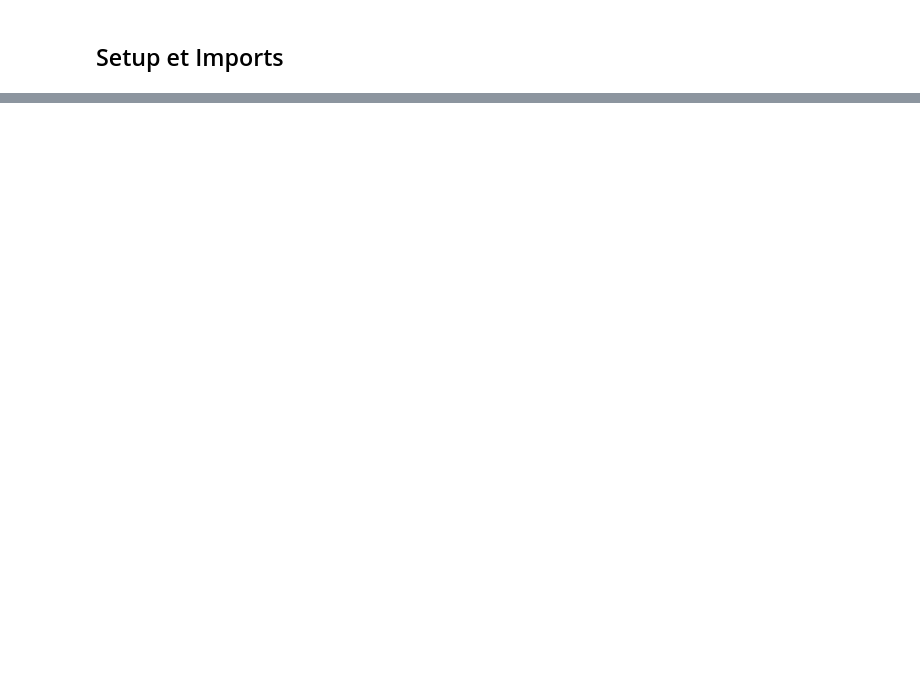
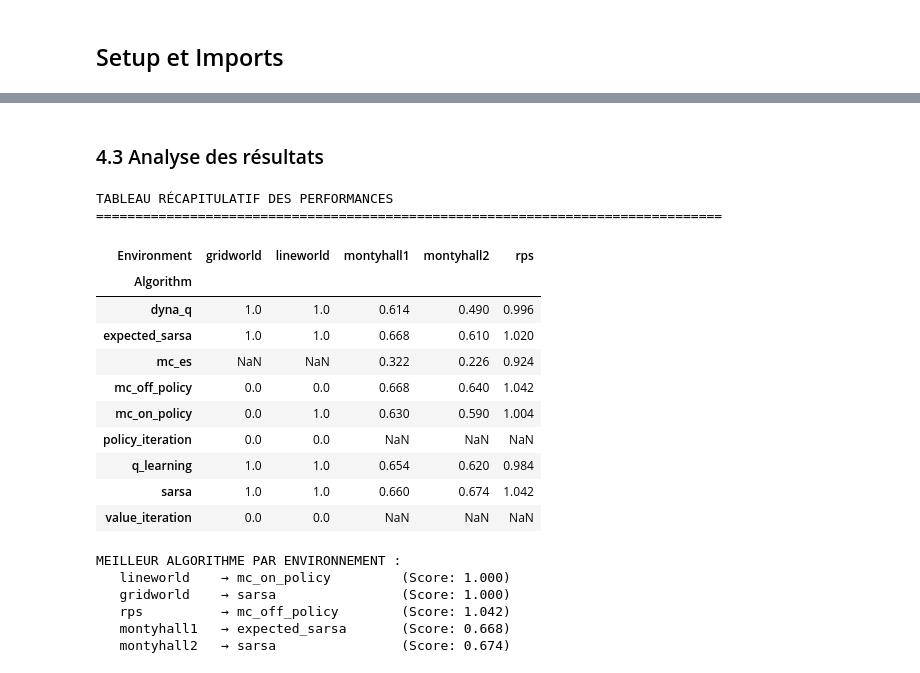
Before and after one commit to lseillier229/drl, a Jupyter notebook: experimental_report_notebook.ipynb, the cells around one changed output, grey strips where cells are left out. Saved outputs shown, nothing was run; the diff lists cells and outputs as text; code cells hidden in the pictures; blank space fills up the shorter version.

```diff
--- a/experimental_report_notebook.ipynb
+++ b/experimental_report_notebook.ipynb
@@ -603,0 +549,44 @@ print(f"\n🎯 MISSION ACCOMPLIE ! Le rapport expérimental est terminé.")
+# %% [markdown]
+### 4.3 Analyse des résultats
+# %%
+# Tableau récapitulatif des performances
+print("TABLEAU RÉCAPITULATIF DES PERFORMANCES")
+print("=" * 80)
+
+# Pivot table pour une meilleure lisibilité
+pivot_scores = results_df.pivot_table(
+    values='Mean Score',
+    index='Algorithm',
+    columns='Environment',
+    aggfunc='mean'
+).round(3)
+
+display(pivot_scores)
+
+# Meilleur algorithme par environnement
+print("\nMEILLEUR ALGORITHME PAR ENVIRONNEMENT :")
+for env in environments:
+    env_results = results_df[results_df['Environment'] == env]
+    if not env_results.empty:
+        best = env_results.loc[env_results['Mean Score'].idxmax()]
+        print(f"   {env:12} → {best['Algorithm']:20} (Score: {best['Mean Score']:.3f})")
+# %% [output]
+TABLEAU RÉCAPITULATIF DES PERFORMANCES
+================================================================================
+| Environment | gridworld | lineworld | montyhall1 | montyhall2 | rps |
+| Algorithm |  |  |  |  |  |
+| dyna_q | 1.0 | 1.0 | 0.614 | 0.490 | 0.996 |
+| expected_sarsa | 1.0 | 1.0 | 0.668 | 0.610 | 1.020 |
+| mc_es | NaN | NaN | 0.322 | 0.226 | 0.924 |
+| mc_off_policy | 0.0 | 0.0 | 0.668 | 0.640 | 1.042 |
+| mc_on_policy | 0.0 | 1.0 | 0.630 | 0.590 | 1.004 |
+| policy_iteration | 0.0 | 0.0 | NaN | NaN | NaN |
+| q_learning | 1.0 | 1.0 | 0.654 | 0.620 | 0.984 |
+| sarsa | 1.0 | 1.0 | 0.660 | 0.674 | 1.042 |
+| value_iteration | 0.0 | 0.0 | NaN | NaN | NaN |
+MEILLEUR ALGORITHME PAR ENVIRONNEMENT :
+   lineworld    → mc_on_policy         (Score: 1.000)
+   gridworld    → sarsa                (Score: 1.000)
+   rps          → mc_off_policy        (Score: 1.042)
+   montyhall1   → expected_sarsa       (Score: 0.668)
+   montyhall2   → sarsa                (Score: 0.674)
```
Also changed, not shown: parts of 61 cells of this notebook, 4 other files.
